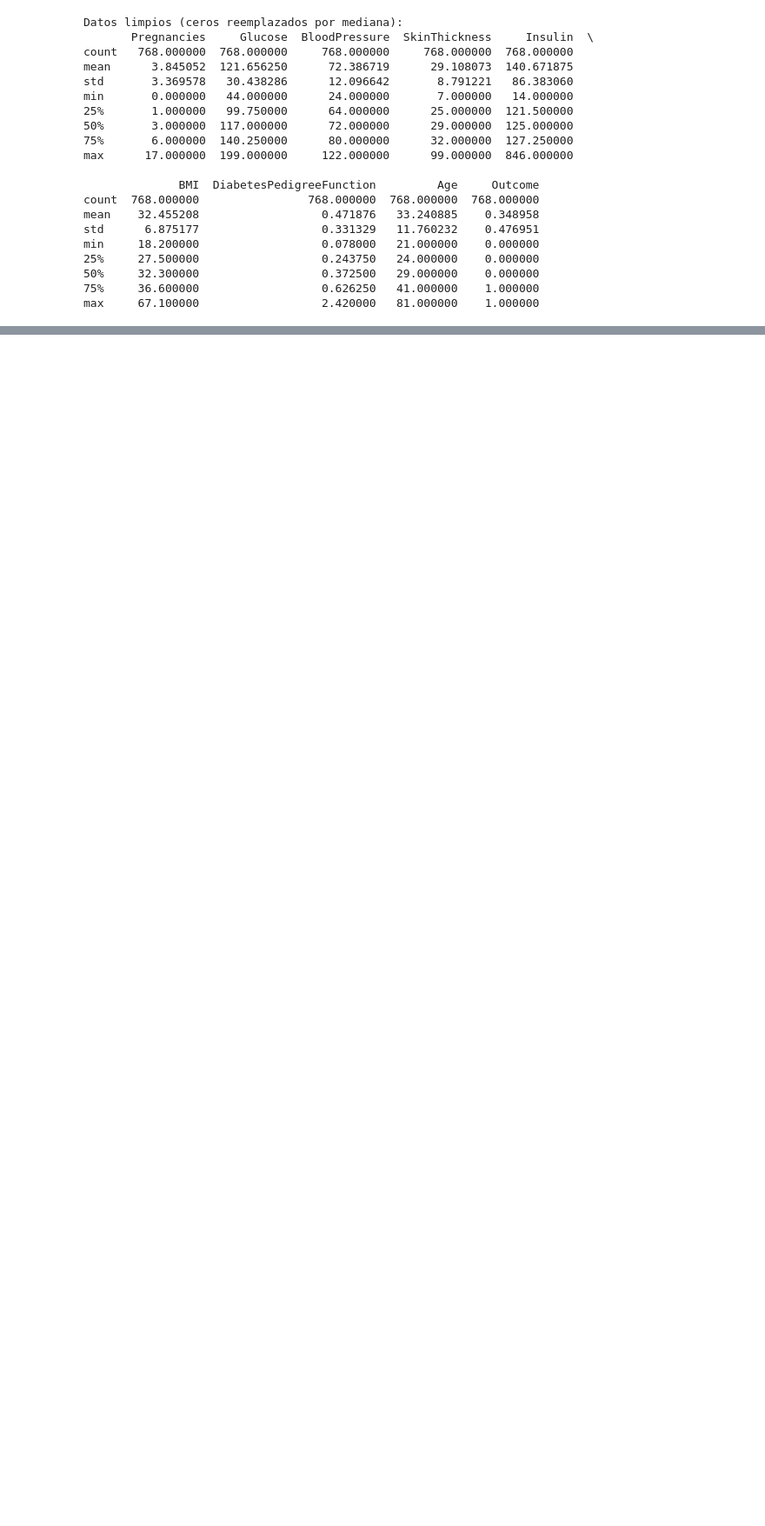
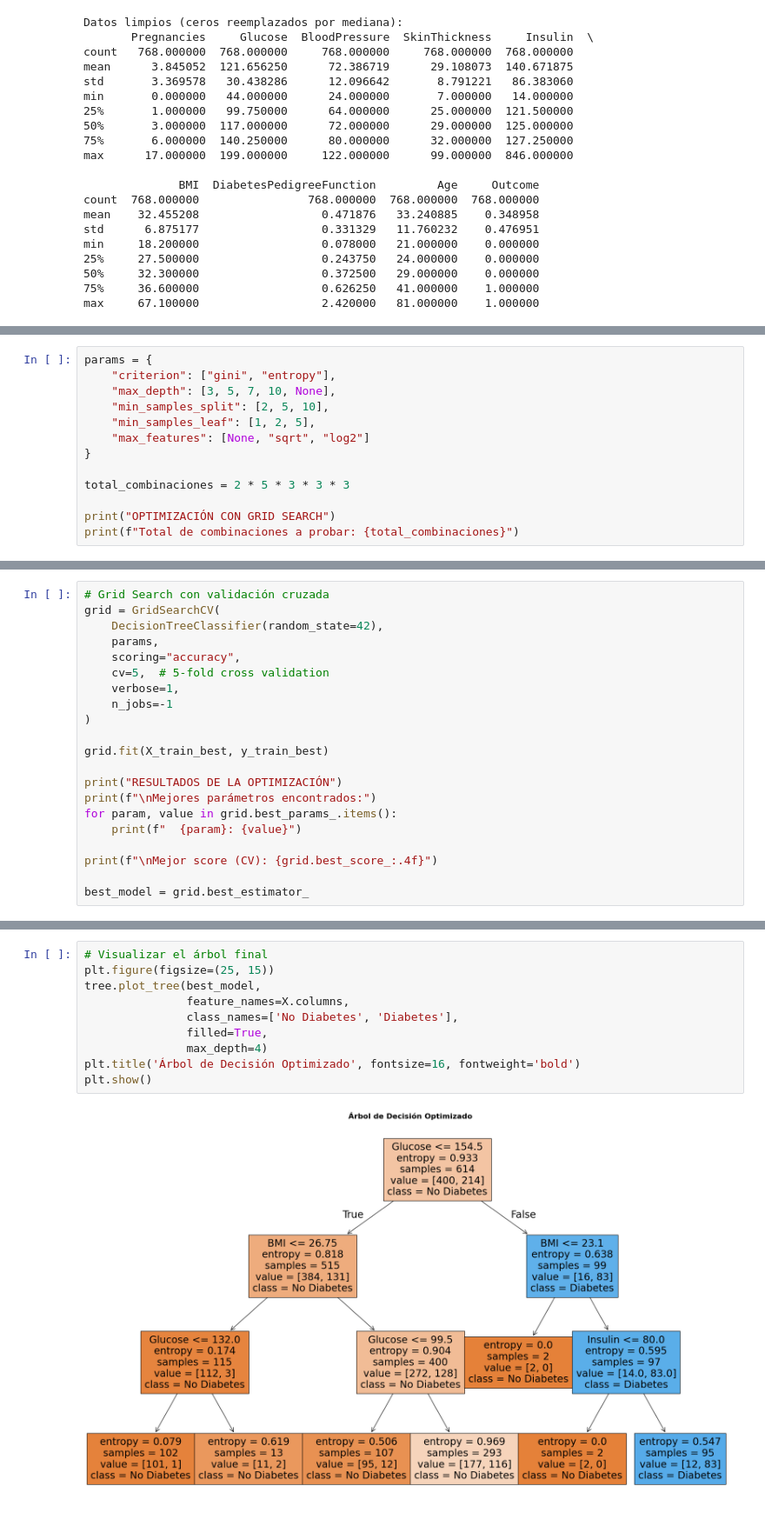
Before and after one commit to 4GeeksAcademy/palomagondim-intro-ml, a Jupyter notebook: src/04-decisiontree.ipynb, the cells around one changed output, grey strips where cells are left out. Shown at 87% size. Drawn from its saved outputs; the diff is of its cells as text; blank space fills up the shorter version.

Commit message:
decision tree

```diff
--- a/src/04-decisiontree.ipynb
+++ b/src/04-decisiontree.ipynb
@@ -134,0 +275,13 @@ Registros eliminados: 40
+# %%
+params = {
+    "criterion": ["gini", "entropy"],
+    "max_depth": [3, 5, 7, 10, None],
+    "min_samples_split": [2, 5, 10],
+    "min_samples_leaf": [1, 2, 5],
+    "max_features": [None, "sqrt", "log2"]
+}
+
+total_combinaciones = 2 * 5 * 3 * 3 * 3
+
+print("OPTIMIZACIÓN CON GRID SEARCH")
+print(f"Total de combinaciones a probar: {total_combinaciones}")
@@ -134,0 +291,21 @@ Registros eliminados: 40
+# %%
+# Grid Search con validación cruzada
+grid = GridSearchCV(
+    DecisionTreeClassifier(random_state=42),
+    params,
+    scoring="accuracy",
+    cv=5,  # 5-fold cross validation
+    verbose=1,
+    n_jobs=-1
+)
+
+grid.fit(X_train_best, y_train_best)
+
+print("RESULTADOS DE LA OPTIMIZACIÓN")
+print(f"\nMejores parámetros encontrados:")
+for param, value in grid.best_params_.items():
+    print(f"  {param}: {value}")
+
+print(f"\nMejor score (CV): {grid.best_score_:.4f}")
+
+best_model = grid.best_estimator_
@@ -134,0 +363,12 @@ Registros eliminados: 40
+# %%
+# Visualizar el árbol final
+plt.figure(figsize=(25, 15))
+tree.plot_tree(best_model,
+               feature_names=X.columns,
+               class_names=['No Diabetes', 'Diabetes'],
+               filled=True,
+               max_depth=4)
+plt.title('Árbol de Decisión Optimizado', fontsize=16, fontweight='bold')
+plt.show()
+# %% [output]
+[figure, added]
```
Also changed, not shown: parts of 24 cells of this notebook, 2 other files.
